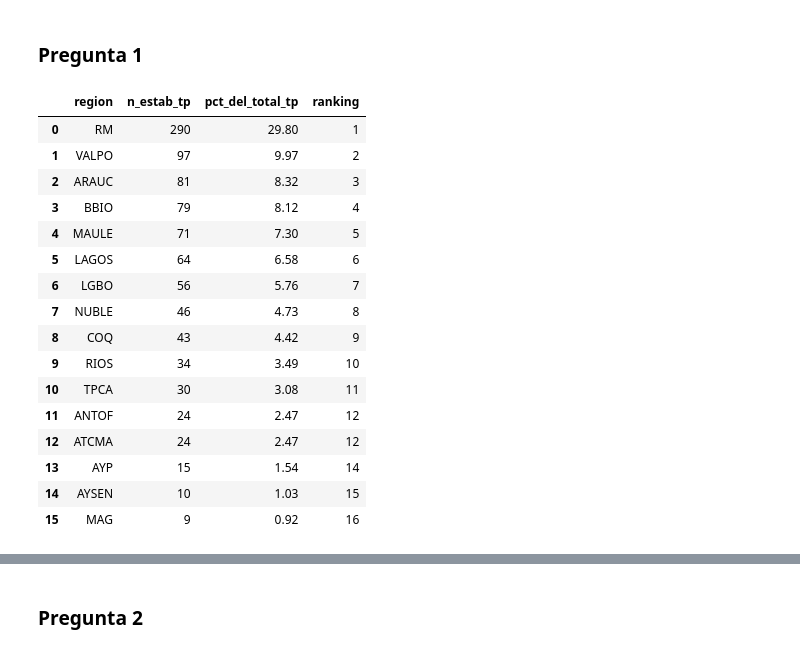
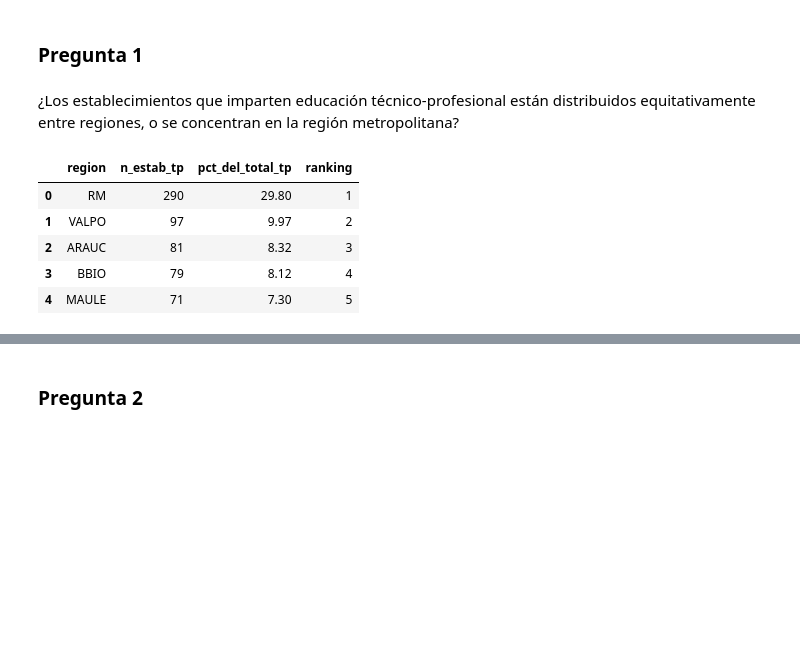
Before and after one commit to BrnoOr/Proyecto_BBDD_MDS7103, a Jupyter notebook: notebooks/EDA.ipynb, the cells around one changed output, grey strips where cells are left out. Drawn from its saved outputs; the diff is of its cells as text; code cells hidden in the pictures; blank space fills up the shorter version.

```diff
--- a/notebooks/EDA.ipynb
+++ b/notebooks/EDA.ipynb
@@ -35,6 +35,8 @@ plt.rcParams.update({
 PALETTE = ["#2563eb", "#dc2626", "#16a34a", "#d97706", "#7c3aed", "#0891b2"]
 # %% [markdown]
 ### Pregunta 1
+# %% [markdown]
+ ¿Los establecimientos que imparten educación técnico-profesional están distribuidos equitativamente entre regiones, o se concentran en la región metropolitana?
 # %%
 Q1 = '''
 WITH establecimientos_tp AS (
@@ -43,45 +45,34 @@ WITH establecimientos_tp AS (
     WHERE en.n_ID_NIVEL IN (7, 8)
     UNION
     SELECT DISTINCT ee.e_RBD
     FROM establecimiento_ensenanza ee
     WHERE ee.en_COD_ENSE IN (410,460,461,463, 510,560,561,563,
                              610,660,661,663, 710,760,761,763,
                              810,860,863)
 )
 SELECT
     r.NOM_REG_RBD                                        AS region,
     COUNT(DISTINCT etp.e_RBD)                            AS n_estab_tp,
     ROUND(100.0 * COUNT(DISTINCT etp.e_RBD)
           / NULLIF(SUM(COUNT(DISTINCT etp.e_RBD)) OVER (), 0), 2) AS pct_del_total_tp,
     RANK() OVER (ORDER BY COUNT(DISTINCT etp.e_RBD) DESC)         AS ranking
 FROM region r
 LEFT JOIN provincia p        ON p.r_COD_REG_RBD = r.COD_REG_RBD
 LEFT JOIN comuna c           ON c.p_COD_PRO_RBD = p.COD_PRO_RBD
 LEFT JOIN establecimiento e  ON e.c_COD_COM_RBD = c.COD_COM_RBD
 LEFT JOIN establecimientos_tp etp ON etp.e_RBD = e.RBD
 GROUP BY r.NOM_REG_RBD
 ORDER BY n_estab_tp DESC;
 '''
 df1 = pd.read_sql_query(Q1, conn)
-df1
+df1.head()
 # %% [output]
 |  | region | n_estab_tp | pct_del_total_tp | ranking |
 | 0 | RM | 290 | 29.80 | 1 |
 | 1 | VALPO | 97 | 9.97 | 2 |
 | 2 | ARAUC | 81 | 8.32 | 3 |
 | 3 | BBIO | 79 | 8.12 | 4 |
 | 4 | MAULE | 71 | 7.30 | 5 |
-| 5 | LAGOS | 64 | 6.58 | 6 |
-| 6 | LGBO | 56 | 5.76 | 7 |
-| 7 | NUBLE | 46 | 4.73 | 8 |
-| 8 | COQ | 43 | 4.42 | 9 |
-| 9 | RIOS | 34 | 3.49 | 10 |
-| 10 | TPCA | 30 | 3.08 | 11 |
-| 11 | ANTOF | 24 | 2.47 | 12 |
-| 12 | ATCMA | 24 | 2.47 | 12 |
-| 13 | AYP | 15 | 1.54 | 14 |
-| 14 | AYSEN | 10 | 1.03 | 15 |
-| 15 | MAG | 9 | 0.92 | 16 |
 # %%
 fig, ax = plt.subplots(figsize=(9, 6))
 d = df1.sort_values("n_estab_tp")
```
Also changed, not shown: parts of 21 cells of this notebook, 1 other file.
